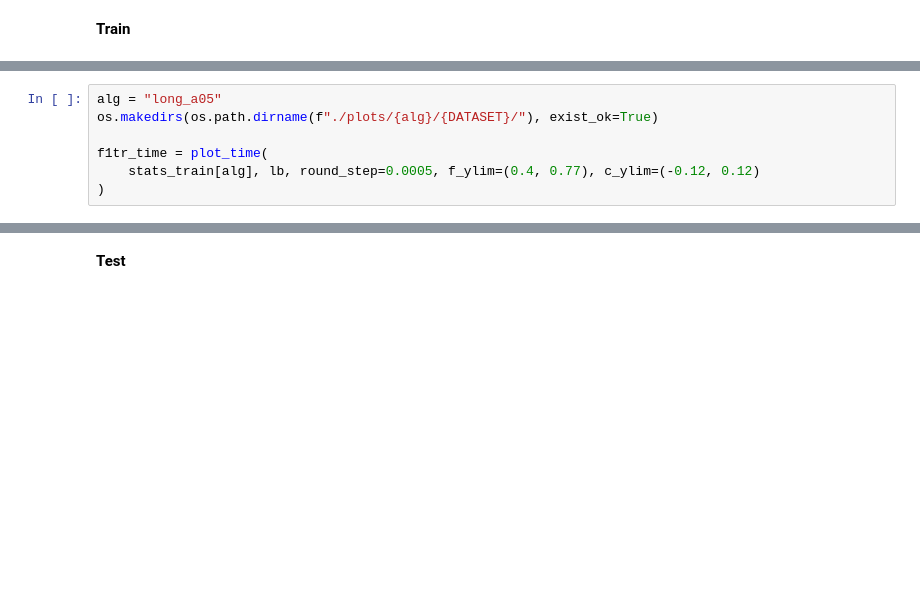
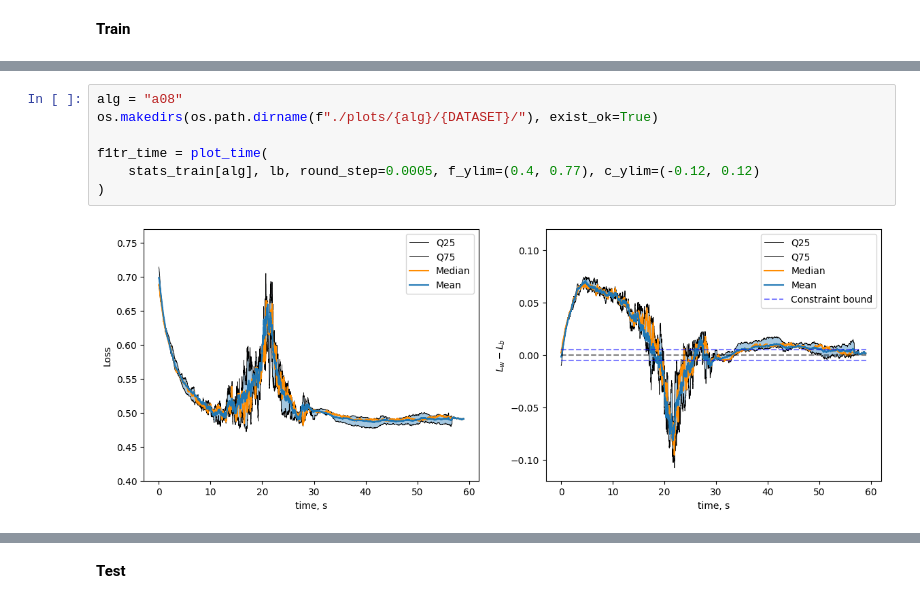
Before and after one commit to andrewklayk/humancompatible-train, a Jupyter notebook: experiments/algo_plots.ipynb, the cells around one changed output, grey strips where cells are left out. Drawn from its saved outputs; the diff is of its cells as text; blank space fills up the shorter version.

```diff
--- a/experiments/algo_plots.ipynb
+++ b/experiments/algo_plots.ipynb
@@ -67,10 +75,12 @@ f1tr_time = plot_time(
 # %%
-alg = "long_a05"
+alg = "a08"
 os.makedirs(os.path.dirname(f"./plots/{alg}/{DATASET}/"), exist_ok=True)
 
 f1tr_time = plot_time(
     stats_train[alg], lb, round_step=0.0005, f_ylim=(0.4, 0.77), c_ylim=(-0.12, 0.12)
 )
+# %% [output]
+[figure, added]
 # %%
 alg = "a1"
 os.makedirs(os.path.dirname(f"./plots/{alg}/{DATASET}/"), exist_ok=True)
```
Also changed, not shown: parts of 33 cells of this notebook, 6 other files.
